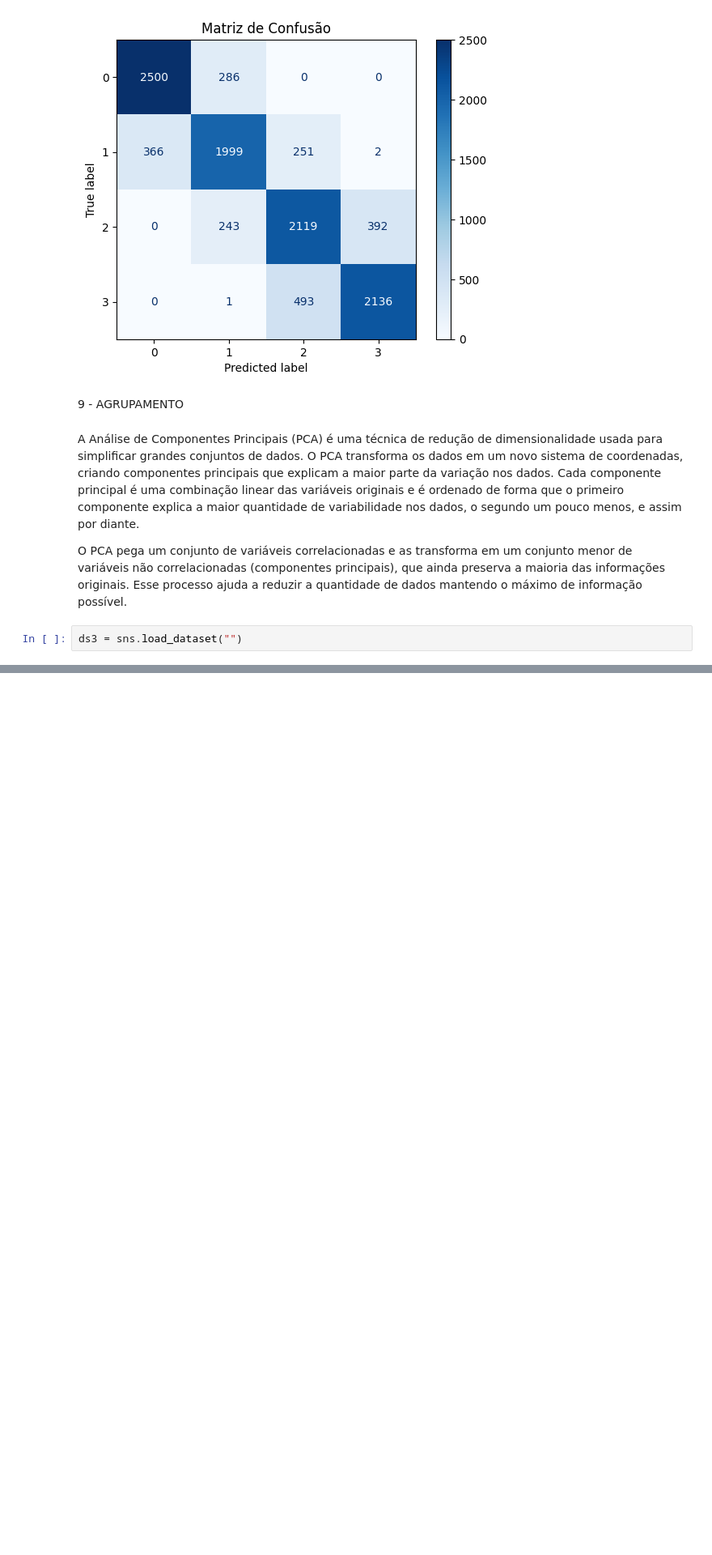
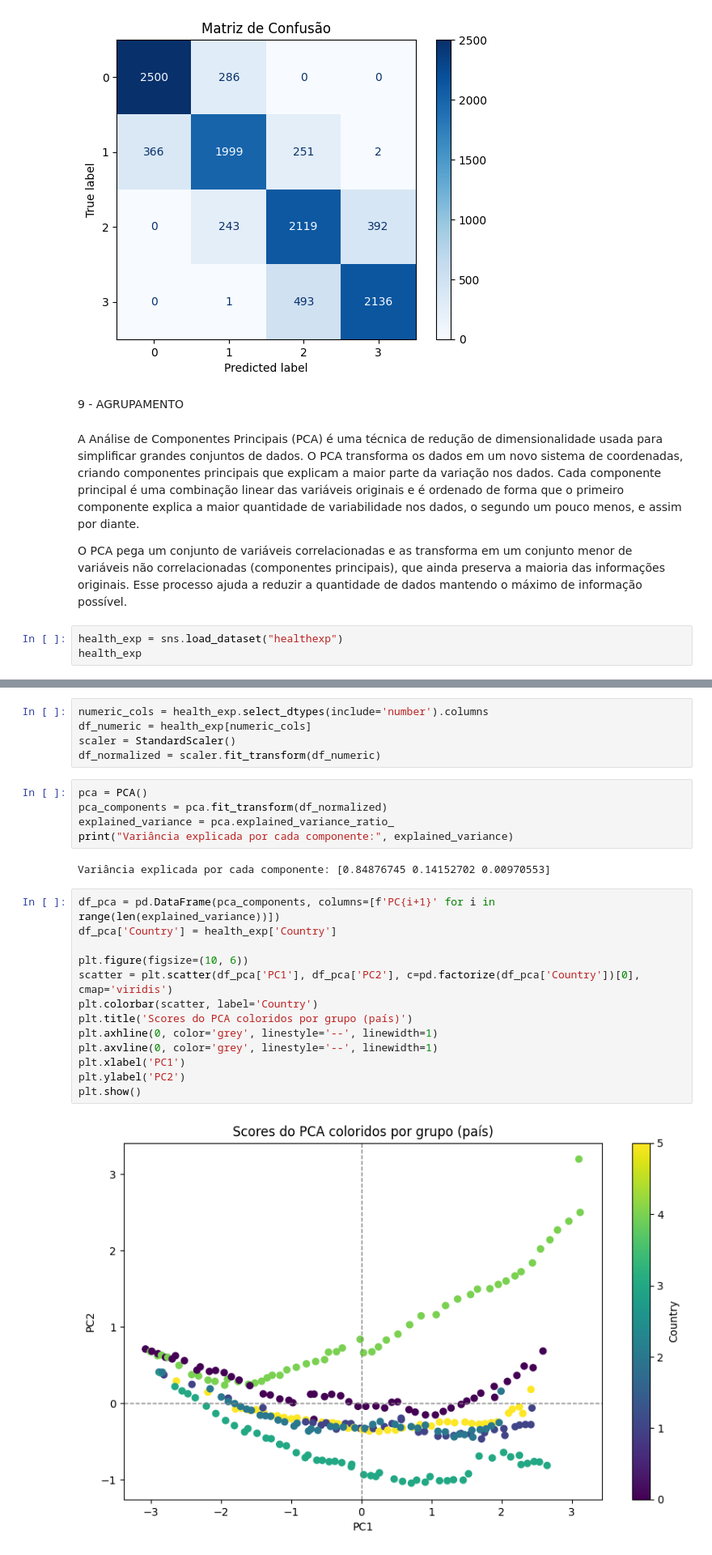
Before and after one commit to fabiofonv/cursoUspCdD, a Jupyter notebook: atividade.ipynb, the cells around one changed output, grey strips where cells are left out. Shown: that part at 81% size. Drawn from its saved outputs; the diff is of its cells as text; blank space fills up the shorter version.

```diff
--- a/atividade.ipynb
+++ b/atividade.ipynb
@@ -586,4 +586,5 @@ A Análise de Componentes Principais (PCA) é uma técnica de redução de dimen
 
 O PCA pega um conjunto de variáveis correlacionadas e as transforma em um conjunto menor de variáveis não correlacionadas (componentes principais), que ainda preserva a maioria das informações originais. Esse processo ajuda a reduzir a quantidade de dados mantendo o máximo de informação possível.
 # %%
-ds3 = sns.load_dataset("")
+health_exp = sns.load_dataset("healthexp")
+health_exp
@@ -589,0 +605,27 @@ ds3 = sns.load_dataset("")
+# %%
+numeric_cols = health_exp.select_dtypes(include='number').columns
+df_numeric = health_exp[numeric_cols]
+scaler = StandardScaler()
+df_normalized = scaler.fit_transform(df_numeric)
+# %%
+pca = PCA()
+pca_components = pca.fit_transform(df_normalized)
+explained_variance = pca.explained_variance_ratio_
+print("Variância explicada por cada componente:", explained_variance)
+# %% [output]
+Variância explicada por cada componente: [0.84876745 0.14152702 0.00970553]
+# %%
+df_pca = pd.DataFrame(pca_components, columns=[f'PC{i+1}' for i in range(len(explained_variance))])
+df_pca['Country'] = health_exp['Country']
+
+plt.figure(figsize=(10, 6))
+scatter = plt.scatter(df_pca['PC1'], df_pca['PC2'], c=pd.factorize(df_pca['Country'])[0], cmap='viridis')
+plt.colorbar(scatter, label='Country')
+plt.title('Scores do PCA coloridos por grupo (país)')
+plt.axhline(0, color='grey', linestyle='--', linewidth=1)
+plt.axvline(0, color='grey', linestyle='--', linewidth=1)
+plt.xlabel('PC1')
+plt.ylabel('PC2')
+plt.show()
+# %% [output]
+[figure, added]
```
Also changed, not shown: parts of 1 cell of this notebook.
